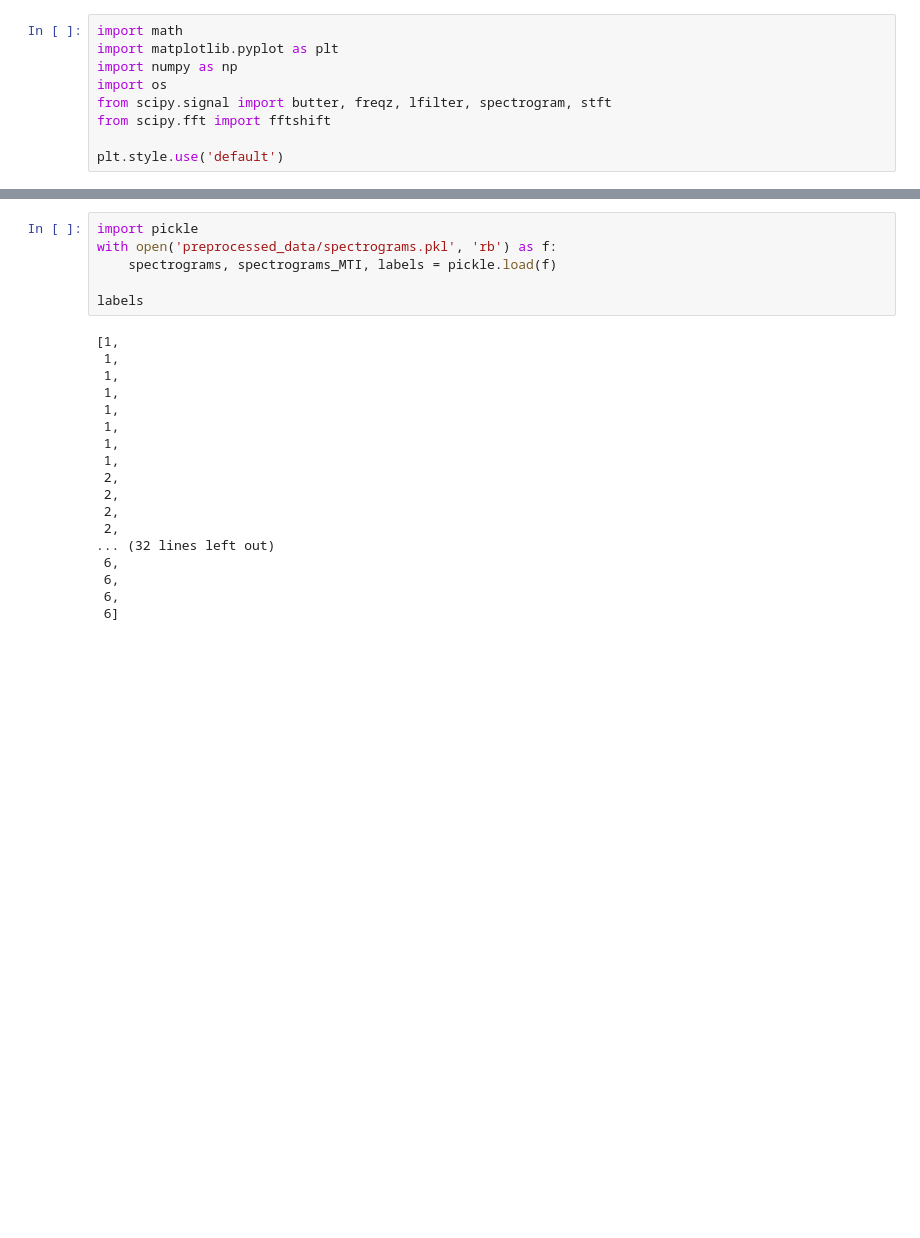
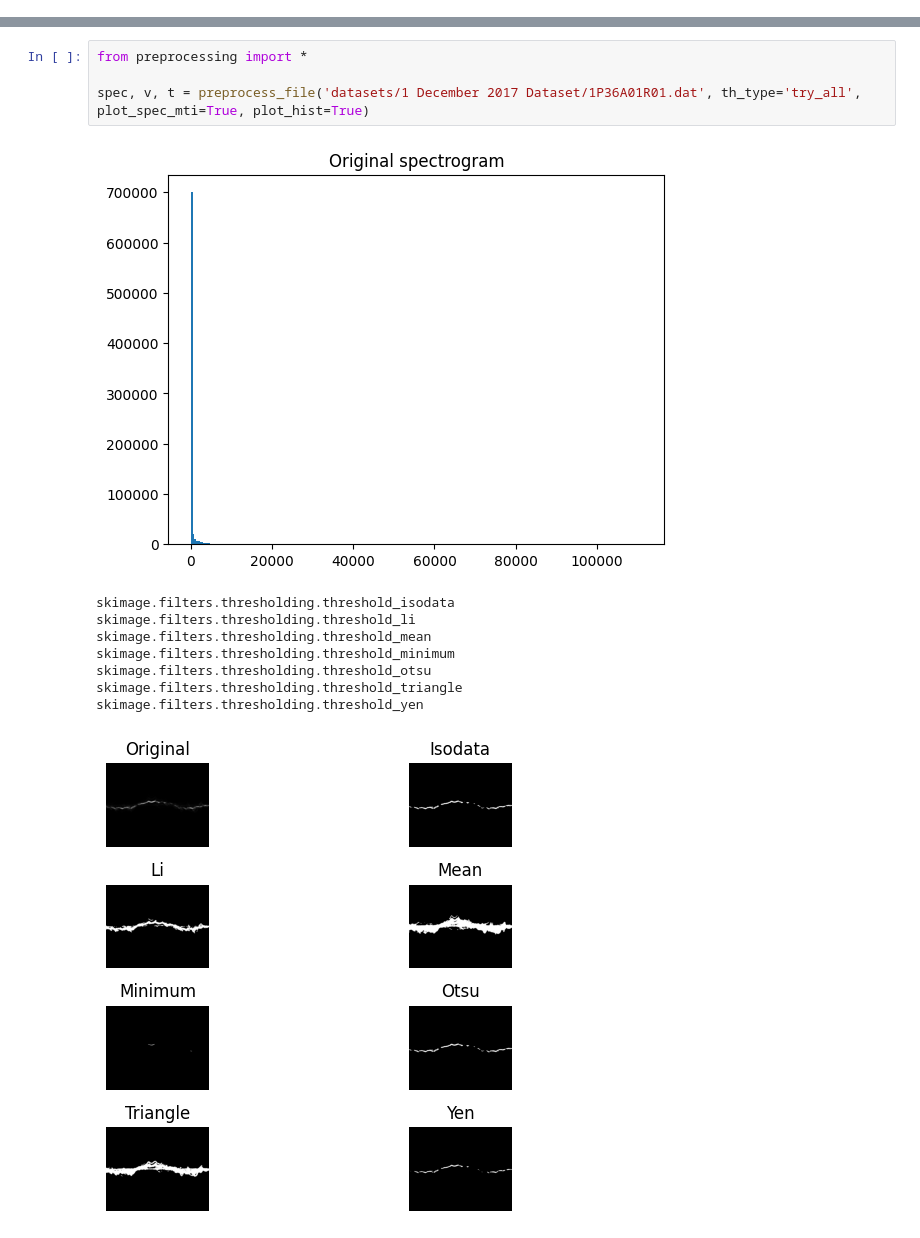
Before and after one commit to AybarsManav/Radar-Human-Activity-Classifier, a Jupyter notebook: preprocessing.ipynb, the cells around one changed output, grey strips where cells are left out. Cells and saved outputs as stored; diff of their text form; blank space fills up the shorter version.

Commit message:
added time and velocity axis to each spectrogram, denoised spectrogram for feature extraction, removed main.py and added main.ipynb
Signed-off-by: Malina Pirvu <malinapirvu24@gmail.com>

```diff
--- a/preprocessing.ipynb
+++ b/preprocessing.ipynb
@@ -1,9 +0,0 @@
-# %%
-import math
-import matplotlib.pyplot as plt
-import numpy as np
-import os
-from scipy.signal import butter, freqz, lfilter, spectrogram, stft
-from scipy.fft import fftshift
-
-plt.style.use('default')
@@ -181,24 +1,14 @@ preprocess_file(os.path.join(dataset_dir, datasets_batches[0], files[0]))
-# %%
-import pickle
-with open('preprocessed_data/spectrograms.pkl', 'rb') as f:
-    spectrograms, spectrograms_MTI, labels = pickle.load(f)
-
-labels
-# %% [output]
-[1,
- 1,
- 1,
- 1,
- 1,
- 1,
- 1,
- 1,
- 2,
- 2,
- 2,
- 2,
-... (32 lines left out)
- 6,
- 6,
- 6,
- 6]
+# %%
+from preprocessing import *
+
+spec, v, t = preprocess_file('datasets/1 December 2017 Dataset/1P36A01R01.dat', th_type='try_all', plot_spec_mti=True, plot_hist=True)
+# %% [output]
+[figure, added]
+skimage.filters.thresholding.threshold_isodata
+skimage.filters.thresholding.threshold_li
+skimage.filters.thresholding.threshold_mean
+skimage.filters.thresholding.threshold_minimum
+skimage.filters.thresholding.threshold_otsu
+skimage.filters.thresholding.threshold_triangle
+skimage.filters.thresholding.threshold_yen
+[figure, added]
```
Also changed, not shown: parts of 6 cells of this notebook, 3 other files.
